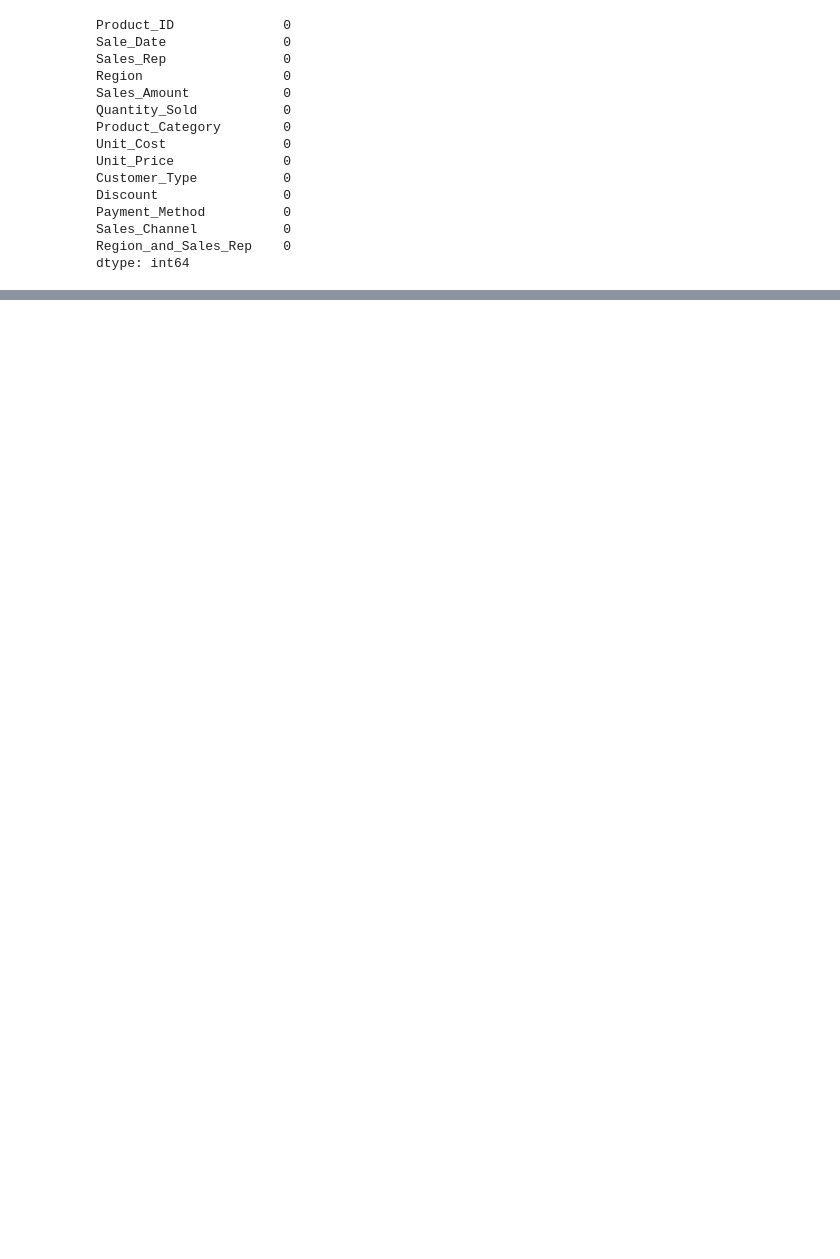
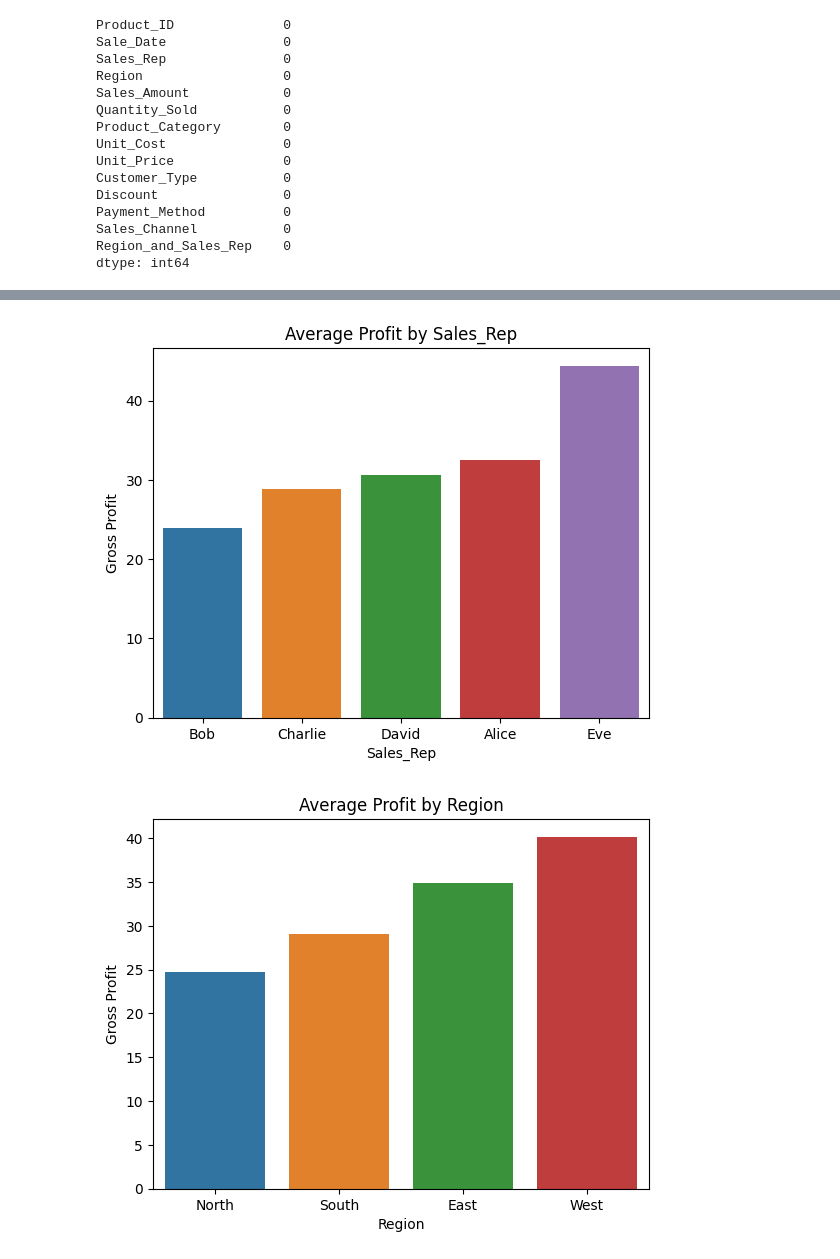
Before and after one commit to hkafrawi/kaggle_portfolio, a Jupyter notebook: sales-dataset-kaggle.ipynb, the cells around one changed output, grey strips where cells are left out. Cells and saved outputs as stored; diff of their text form; code cells hidden in the pictures; blank space fills up the shorter version.

```diff
--- a/sales-dataset-kaggle.ipynb
+++ b/sales-dataset-kaggle.ipynb
@@ -151,0 +220,20 @@ for column in quant_cols:
+# %%
+df["COGS"] = df["Quantity_Sold"] * df["Unit_Cost"]
+df["Gross Profit"] = df["COGS"]/df["Sales_Amount"]
+# %%
+for category in object_cols:
+    df_temp = df.groupby(category).\
+                        agg({"Gross Profit":"mean"}).\
+                        reset_index().\
+                        sort_values("Gross Profit")
+
+    sns.barplot(data=df_temp,
+           x=category,
+           y="Gross Profit")
+
+    plt.title(f"Average Profit by {category}")
+    plt.ticklabel_format(style='plain', axis='y')
+    plt.show()
+# %% [output]
+[figure, added]
+[figure, added]
```
Also changed, not shown: parts of 15 cells of this notebook.
